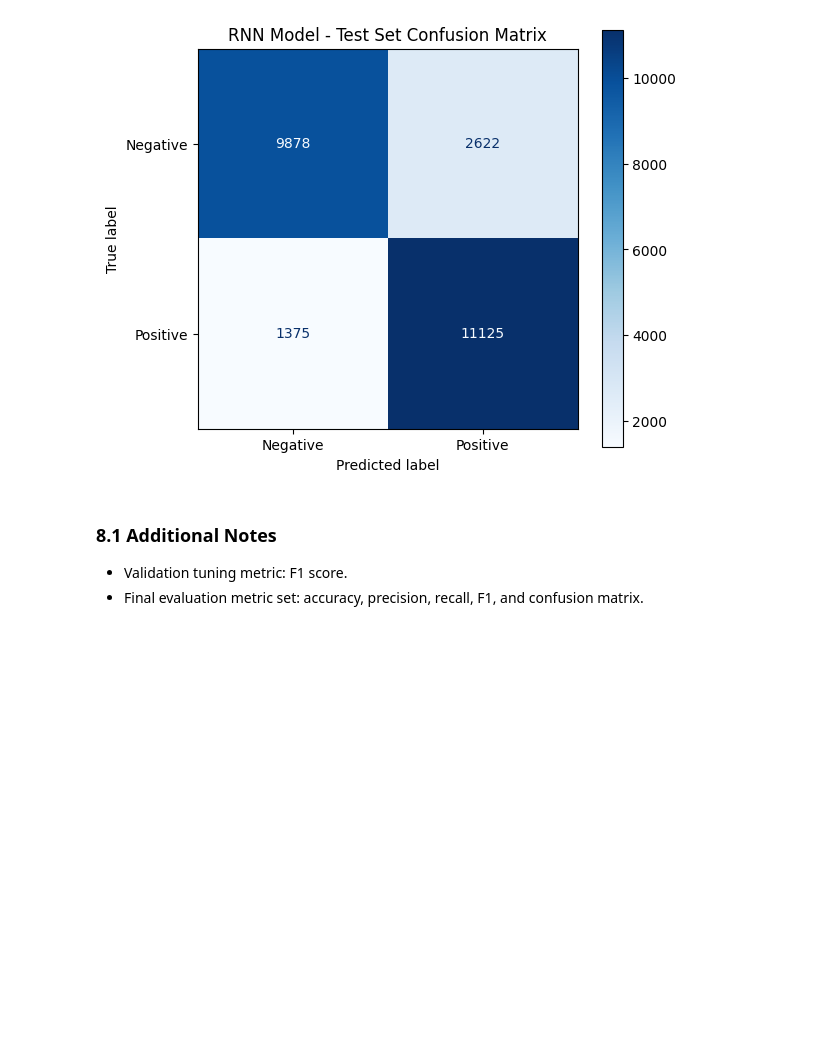
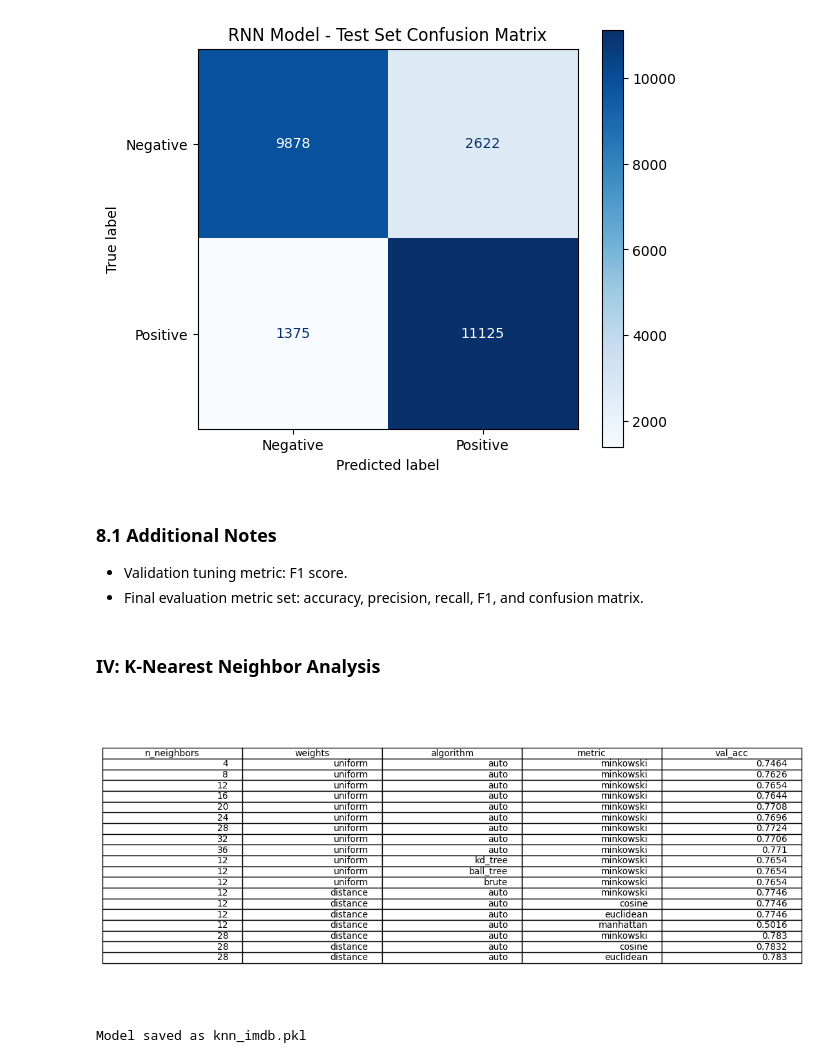
Before and after one commit to myn13/imdb-moview-review-analysis, a Jupyter notebook: imdb-analysis.ipynb, the cells around one changed output. Saved outputs shown, nothing was run; the diff lists cells and outputs as text; code cells hidden in the pictures; blank space fills up the shorter version.

Commit message:
add knn analysis

```diff
--- a/imdb-analysis.ipynb
+++ b/imdb-analysis.ipynb
@@ -628,3 +628,5 @@ F1 Score:  0.8477
 
 - Validation tuning metric: F1 score.
 - Final evaluation metric set: accuracy, precision, recall, F1, and confusion matrix.
+# %% [markdown]
+### IV: K-Nearest Neighbor Analysis
@@ -630,0 +646,74 @@ F1 Score:  0.8477
+# %%
+# dataset
+imbd_dataset = load_dataset("imdb")
+X = imbd_dataset["train"]["text"]
+y = imbd_dataset["train"]["label"]
+X_tr, X_te, y_tr, y_te = train_test_split(X, y, test_size=5000, random_state=seed, shuffle=True)
+
+# convert text to term-frequency-inverse document frequency (TF-IDF)
+tfidf_vectorizer = TfidfVectorizer(stop_words='english', max_features=10000, ngram_range=(1,3))
+X_tr_tfidf = tfidf_vectorizer.fit_transform(X_tr)
+X_te_tfidf = tfidf_vectorizer.transform(X_te)
+# %%
+results = []
+
+configs = [{"n_neighbors":4, "weights":"uniform", "algorithm": "auto", "metric":"minkowski"},
+           {"n_neighbors":8, "weights":"uniform", "algorithm": "auto", "metric":"minkowski"},
+           {"n_neighbors":12, "weights":"uniform", "algorithm": "auto", "metric":"minkowski"},
+           {"n_neighbors":16, "weights":"uniform", "algorithm": "auto", "metric":"minkowski"},
+           {"n_neighbors":20, "weights":"uniform", "algorithm": "auto", "metric":"minkowski"},
+           {"n_neighbors":24, "weights":"uniform", "algorithm": "auto", "metric":"minkowski"},
+           {"n_neighbors":28, "weights":"uniform", "algorithm": "auto", "metric":"minkowski"},
+           {"n_neighbors":32, "weights":"uniform", "algorithm": "auto", "metric":"minkowski"},
+           {"n_neighbors":36, "weights":"uniform", "algorithm": "auto", "metric":"minkowski"},
+           {"n_neighbors":12, "weights":"uniform", "algorithm": "kd_tree", "metric":"minkowski"},
+           {"n_neighbors":12, "weights":"uniform", "algorithm": "ball_tree", "metric":"minkowski"},
+           {"n_neighbors":12, "weights":"uniform", "algorithm": "brute", "metric":"minkowski"},
+           {"n_neighbors":12, "weights":"distance", "algorithm": "auto", "metric":"minkowski"},
+           {"n_neighbors":12, "weights":"distance", "algorithm": "auto", "metric":"cosine"},
+           {"n_neighbors":12, "weights":"distance", "algorithm": "auto", "metric":"euclidean"},
+           {"n_neighbors":12, "weights":"distance", "algorithm": "auto", "metric":"manhattan"},
+           {"n_neighbors":28, "weights":"distance", "algorithm": "auto", "metric":"minkowski"},
+           {"n_neighbors":28, "weights":"distance", "algorithm": "auto", "metric":"cosine"},
+           {"n_neighbors":28, "weights":"distance", "algorithm": "auto", "metric":"euclidean"}
+          ]
+
+# train a model with each set of configurations
+for config in configs:
+    model = KNeighborsClassifier(n_neighbors=config["n_neighbors"],
+                                 weights=config["weights"],
+                                 algorithm=config["algorithm"],
+                                 metric=config["metric"])
+    model.fit(X_tr_tfidf, y_tr)
+
+    val_acc = accuracy_score(y_te, model.predict(X_te_tfidf))
+
+    results.append({**config, "val_acc": f"{val_acc}"})
+
+# display table of validation accuracy by hyperparameter configuration
+r_cols = list(results[0].keys())
+r_rows = []
+for r in results:
+    row = []
+    for col in r_cols:
+        value = r[col]
+        row.append(value)
+    r_rows.append(row)
+
+fig, ax = plt.subplots(figsize=(14,6))
+ax.axis('off')
+table = ax.table(cellText=r_rows, colLabels=r_cols, loc='center')
+plt.show()
+
+# save model
+best_model = KNeighborsClassifier(n_neighbors=28,
+                                 weights="distance",
+                                 algorithm="auto",
+                                 metric="cosine")
+best_model.fit(X_tr_tfidf, y_tr)
+with open('knn_imdb.pkl', 'wb') as f:
+    pickle.dump(best_model, f)
+print('Model saved as knn_imdb.pkl')
+# %% [output]
+[figure, added]
+Model saved as knn_imdb.pkl
```
Also changed, not shown: parts of 3 cells of this notebook, 1 other file.
